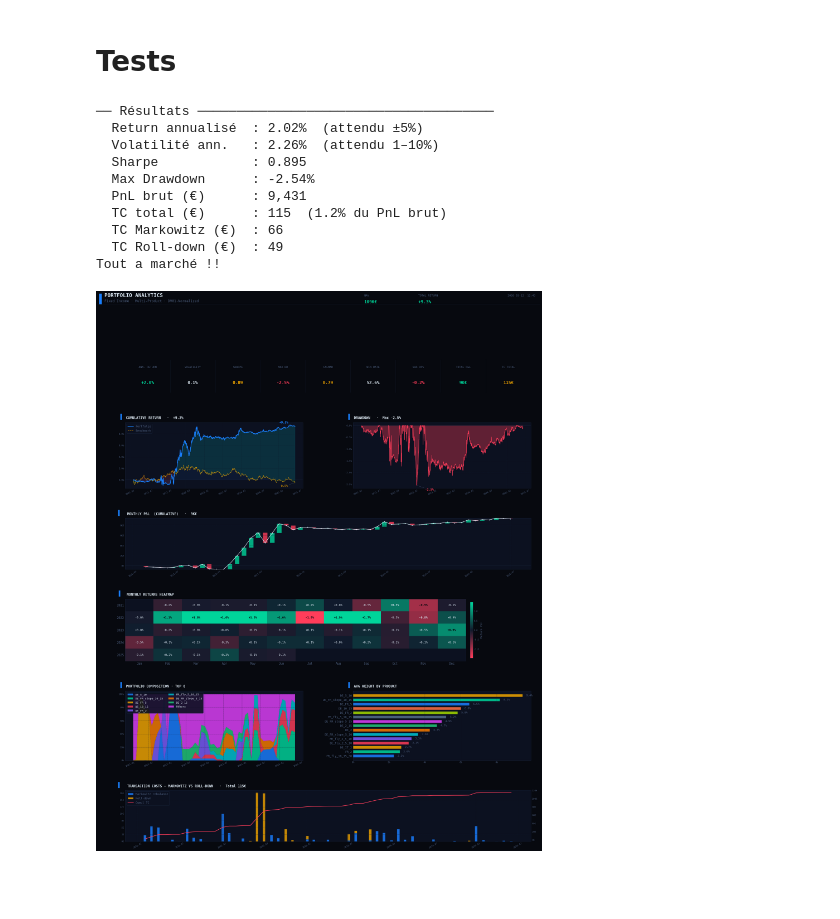
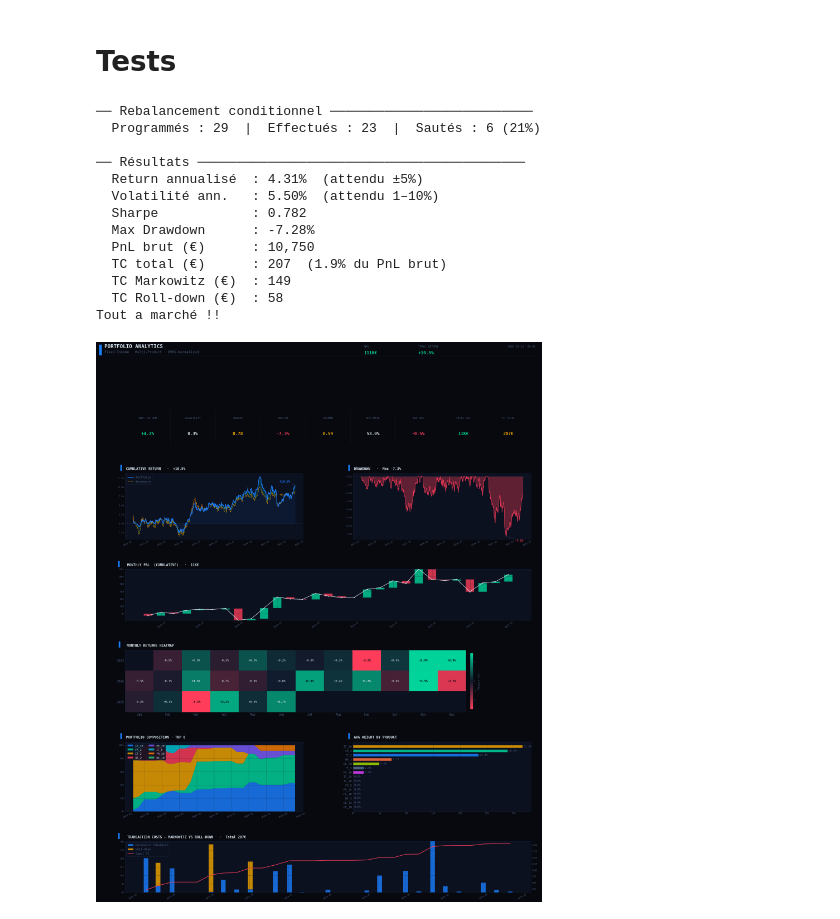
Before and after one commit to pradosth0/Markowitz_based_portfolio_allocation, a Jupyter notebook: pf_V2.ipynb, the cells around one changed output. Saved outputs shown, nothing was run; the diff lists cells and outputs as text; code cells hidden in the pictures; blank space fills up the shorter version.

```diff
--- a/pf_V2.ipynb
+++ b/pf_V2.ipynb
@@ -620,3 +620,10 @@ print(long[long["type"] == "spread_country"]["carry_bp_equiv"].nunique())
 # Attendu : ~1750 (autant que les bonds)
 # %% [output]
 25505
+# %%
+LIQUID_TYPES = {"bond", "spread_country", "spread_curve"}
+LIQUID_TYPES = {"bond"}
+
+long = long[long["type"].isin(LIQUID_TYPES)].copy()
+print(f"Univers liquide : {long['product'].nunique()} produits "
+      f"| {long['type'].value_counts().to_dict()}")
@@ -1295,10 +1357,10 @@ class Portfolio:
 # %%
-date = "2022-04-01"
+date = "2021-01-01"
 
 
-pf = Portfolio(long, date, benchmark="ew", long_only=False,lamb=1, tc_gamma=0.1 )
+pf = Portfolio(long, date, benchmark="ew", long_only=True,lamb=1, tc_gamma=0.1 )
 #print(pf.returns)
-w = pf.processtime()
+w = pf.process()
 #print(pf.mean_returns)
 print(w)
 # %% [output]
@@ -1748,46 +1870,48 @@ from dashboard import PortfolioDashboardVisualizer
 # %%
 start_date = "2021-01-01"
 end_date   = "2025-06-10"
 
 
 tspf = TimeSeriesPortfolio(
     data=long,
-    start_date="2021-01-01",
+    start_date="2023-01-01",
     end_date="2025-06-10",
     rebalance_freq="ME",
     dv01_ref=dv01_ref,
     long_only=True,
-    lamb=0.008, # 0.45
-    span=60, # 15
-    tc_gamma=1000  #140000 intensité des coûts dans l’optimisation
+    lamb=2, # 0.2
+    tc_gamma=15000 #12000 intensité des coûts dans l’optimisation
     #initial_weights= df_weights["weight"]
 )
 
 """
 long_only=False,
     lamb=0.01, # 0.45
     span=60, # 15
     tc_gamma=1200
     """
 
 tspf.generate_portfolios()
 
 viz = PortfolioDashboardVisualizer(ts_portfolio=tspf)
 #viz.plot_dashboard(save_path="dashboard.png", dpi=100)
 
 fig = viz.plot_dashboard()
 # %% [output]
-── Résultats ──────────────────────────────────────
-  Return annualisé  : 2.02%  (attendu ±5%)
-  Volatilité ann.   : 2.26%  (attendu 1–10%)
-  Sharpe            : 0.895
-  Max Drawdown      : -2.54%
-  PnL brut (€)      : 9,431
-  TC total (€)      : 115  (1.2% du PnL brut)
-  TC Markowitz (€)  : 66
-  TC Roll-down (€)  : 49
+── Rebalancement conditionnel ──────────────────────────
+  Programmés : 29  |  Effectués : 23  |  Sautés : 6 (21%)
+
+── Résultats ──────────────────────────────────────────
+  Return annualisé  : 4.31%  (attendu ±5%)
+  Volatilité ann.   : 5.50%  (attendu 1–10%)
+  Sharpe            : 0.782
+  Max Drawdown      : -7.28%
+  PnL brut (€)      : 10,750
+  TC total (€)      : 207  (1.9% du PnL brut)
+  TC Markowitz (€)  : 149
+  TC Roll-down (€)  : 58
 Tout a marché !!
-[figure, old version]
+[figure, new version]
 # %%
 from joblib import Parallel, delayed
 import itertools
```
Also changed, not shown: parts of 9 cells of this notebook.
